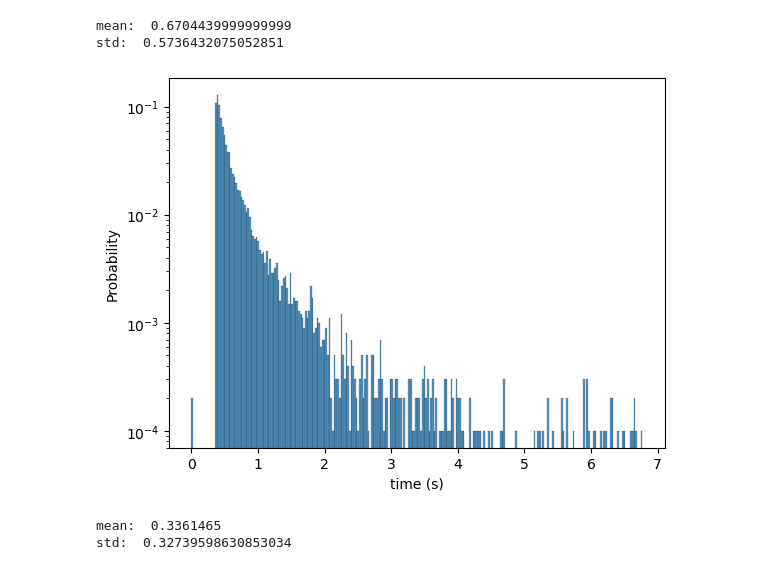
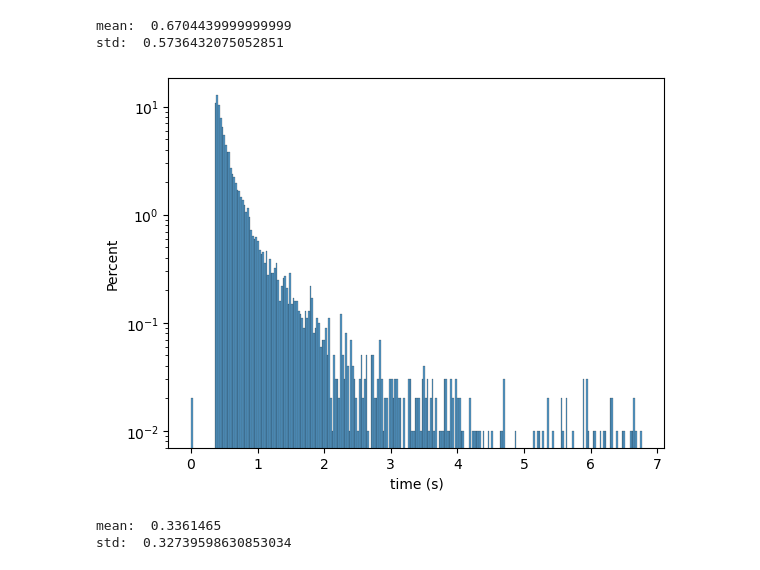
Before and after one commit to azzarip/byron_pef_analysis, a Jupyter notebook: main.ipynb, the cells around one changed output. Saved outputs shown, nothing was run; the diff lists cells and outputs as text; code cells hidden in the pictures.

```diff
--- a/main.ipynb
+++ b/main.ipynb
@@ -9,3 +7,10 @@ ImportError: cannot import name 'extractTimes' from 'src.analysis' (c:\Users\azz
+# %%
+def plotTimes(time):
+    sns.histplot(time, stat='percent')
+    plt.yscale('log')
+    plt.xlabel('time (s)')
+    print('mean: ', time.mean())
+    print('std: ', time.std())
 # %%
 def plotTimes(time):
     sns.histplot(time, stat='probability')
@@ -16,10 +33,10 @@ def plotTimes(time):
 # %%
-t50 = getTimes('4mm_50')
+t50 = extractTimes('4mm_high_50')
 plotTimes(t50)
 # %% [output]
 mean:  0.6704439999999999
 std:  0.5736432075052851
-[figure, old version]
+[figure, new version]
 # %%
 t100 = getTimes('4mm_100')
 plotTimes(t100)
```
Also changed, not shown: parts of 3 cells of this notebook, 2 other files.
